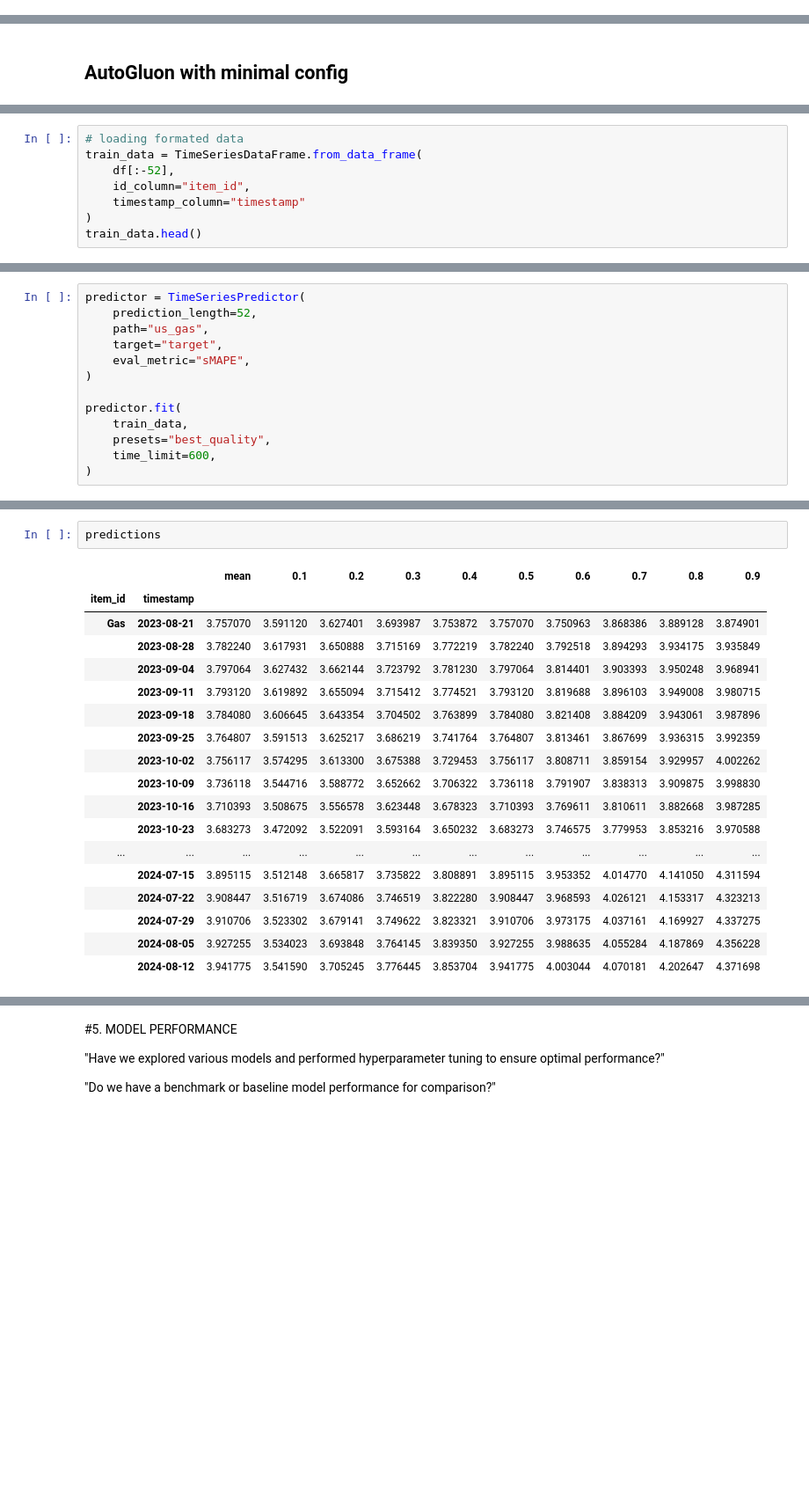
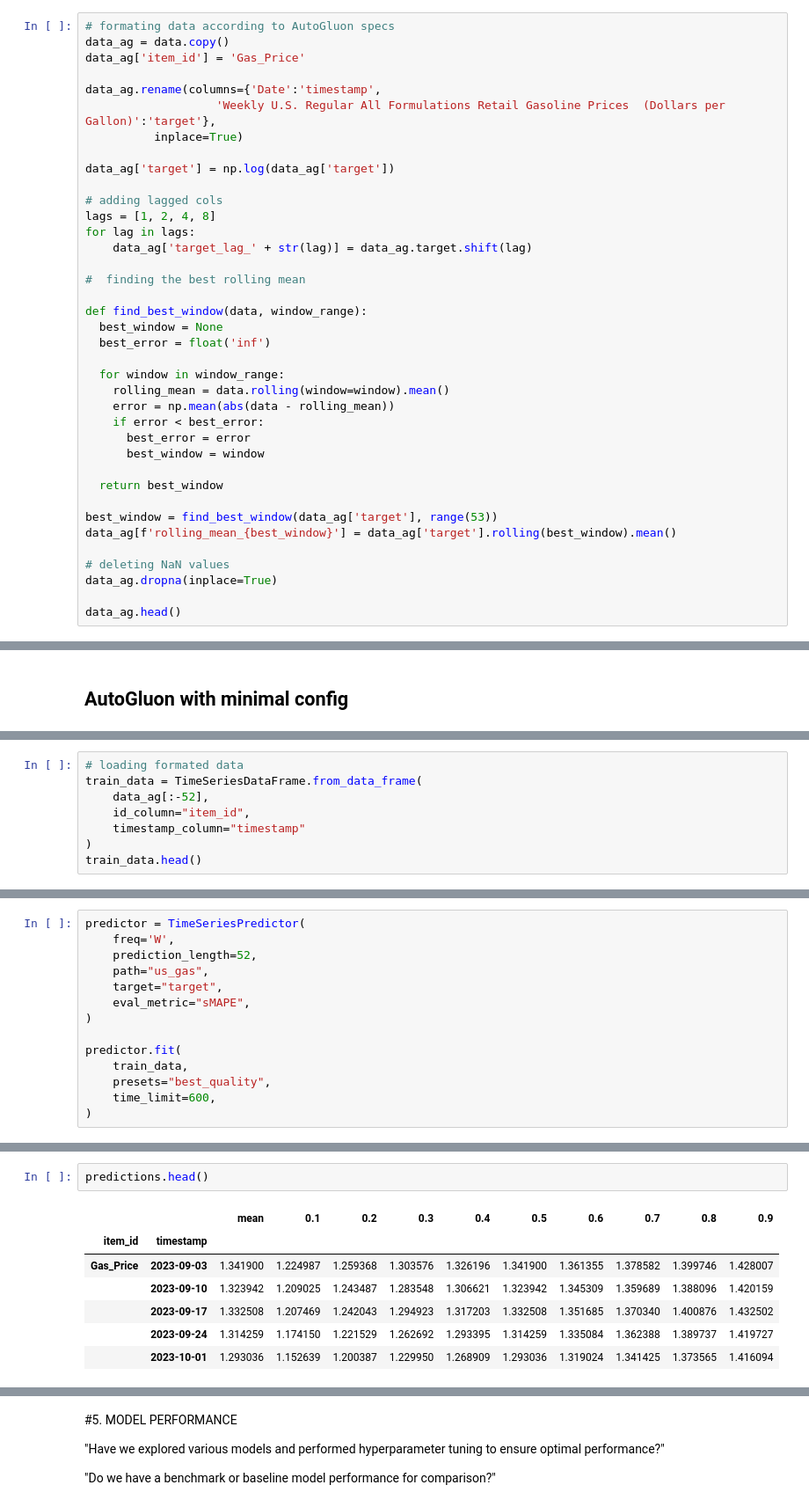
Before and after one commit to mzaoualim/us_gas_price, a Jupyter notebook: notebooks/step_by_step_notebook.ipynb, the cells around one changed output, grey strips where cells are left out. Shown at 88% size. Cells and saved outputs as stored; diff of their text form; blank space fills up the shorter version.

```diff
--- a/notebooks/step_by_step_notebook.ipynb
+++ b/notebooks/step_by_step_notebook.ipynb
@@ -136,0 +170,38 @@ Foundational models, like Chronos, doesnt require feature engieering
+# %%
+# formating data according to AutoGluon specs
+data_ag = data.copy()
+data_ag['item_id'] = 'Gas_Price'
+
+data_ag.rename(columns={'Date':'timestamp',
+                   'Weekly U.S. Regular All Formulations Retail Gasoline Prices  (Dollars per Gallon)':'target'},
+          inplace=True)
+
+data_ag['target'] = np.log(data_ag['target'])
+
+# adding lagged cols
+lags = [1, 2, 4, 8]
+for lag in lags:
+    data_ag['target_lag_' + str(lag)] = data_ag.target.shift(lag)
+
+#  finding the best rolling mean
+
+def find_best_window(data, window_range):
+  best_window = None
+  best_error = float('inf')
+
+  for window in window_range:
+    rolling_mean = data.rolling(window=window).mean()
+    error = np.mean(abs(data - rolling_mean))
+    if error < best_error:
+      best_error = error
+      best_window = window
+
+  return best_window
+
+best_window = find_best_window(data_ag['target'], range(53))
+data_ag[f'rolling_mean_{best_window}'] = data_ag['target'].rolling(best_window).mean()
+
+# deleting NaN values
+data_ag.dropna(inplace=True)
+
+data_ag.head()
@@ -186,7 +249,7 @@ df.head()
 # %%
 # loading formated data
 train_data = TimeSeriesDataFrame.from_data_frame(
-    df[:-52],
+    data_ag[:-52],
     id_column="item_id",
     timestamp_column="timestamp"
 )
@@ -202,5 +265,6 @@ train_data.head()
 # %%
 predictor = TimeSeriesPredictor(
+    freq='W',
     prediction_length=52,
     path="us_gas",
     target="target",
@@ -237,24 +319,13 @@ predictions = predictor.predict(train_data)
 Model not specified in predict, will default to the model with the best validation score: WeightedEnsemble
 # %%
-predictions
+predictions.head()
 # %% [output]
 |  |  | mean | 0.1 | 0.2 | 0.3 | 0.4 | 0.5 | 0.6 | 0.7 | 0.8 | 0.9 |
 | item_id | timestamp |  |  |  |  |  |  |  |  |  |  |
-| Gas | 2023-08-21 | 3.757070 | 3.591120 | 3.627401 | 3.693987 | 3.753872 | 3.757070 | 3.750963 | 3.868386 | 3.889128 | 3.874901 |
-|  | 2023-08-28 | 3.782240 | 3.617931 | 3.650888 | 3.715169 | 3.772219 | 3.782240 | 3.792518 | 3.894293 | 3.934175 | 3.935849 |
-|  | 2023-09-04 | 3.797064 | 3.627432 | 3.662144 | 3.723792 | 3.781230 | 3.797064 | 3.814401 | 3.903393 | 3.950248 | 3.968941 |
-|  | 2023-09-11 | 3.793120 | 3.619892 | 3.655094 | 3.715412 | 3.774521 | 3.793120 | 3.819688 | 3.896103 | 3.949008 | 3.980715 |
-|  | 2023-09-18 | 3.784080 | 3.606645 | 3.643354 | 3.704502 | 3.763899 | 3.784080 | 3.821408 | 3.884209 | 3.943061 | 3.987896 |
-|  | 2023-09-25 | 3.764807 | 3.591513 | 3.625217 | 3.686219 | 3.741764 | 3.764807 | 3.813461 | 3.867699 | 3.936315 | 3.992359 |
-|  | 2023-10-02 | 3.756117 | 3.574295 | 3.613300 | 3.675388 | 3.729453 | 3.756117 | 3.808711 | 3.859154 | 3.929957 | 4.002262 |
-|  | 2023-10-09 | 3.736118 | 3.544716 | 3.588772 | 3.652662 | 3.706322 | 3.736118 | 3.791907 | 3.838313 | 3.909875 | 3.998830 |
-|  | 2023-10-16 | 3.710393 | 3.508675 | 3.556578 | 3.623448 | 3.678323 | 3.710393 | 3.769611 | 3.810611 | 3.882668 | 3.987285 |
-|  | 2023-10-23 | 3.683273 | 3.472092 | 3.522091 | 3.593164 | 3.650232 | 3.683273 | 3.746575 | 3.779953 | 3.853216 | 3.970588 |
-| ... | ... | ... | ... | ... | ... | ... | ... | ... | ... | ... | ... |
-|  | 2024-07-15 | 3.895115 | 3.512148 | 3.665817 | 3.735822 | 3.808891 | 3.895115 | 3.953352 | 4.014770 | 4.141050 | 4.311594 |
-|  | 2024-07-22 | 3.908447 | 3.516719 | 3.674086 | 3.746519 | 3.822280 | 3.908447 | 3.968593 | 4.026121 | 4.153317 | 4.323213 |
-|  | 2024-07-29 | 3.910706 | 3.523302 | 3.679141 | 3.749622 | 3.823321 | 3.910706 | 3.973175 | 4.037161 | 4.169927 | 4.337275 |
-|  | 2024-08-05 | 3.927255 | 3.534023 | 3.693848 | 3.764145 | 3.839350 | 3.927255 | 3.988635 | 4.055284 | 4.187869 | 4.356228 |
-|  | 2024-08-12 | 3.941775 | 3.541590 | 3.705245 | 3.776445 | 3.853704 | 3.941775 | 4.003044 | 4.070181 | 4.202647 | 4.371698 |
+| Gas_Price | 2023-09-03 | 1.341900 | 1.224987 | 1.259368 | 1.303576 | 1.326196 | 1.341900 | 1.361355 | 1.378582 | 1.399746 | 1.428007 |
+|  | 2023-09-10 | 1.323942 | 1.209025 | 1.243487 | 1.283548 | 1.306621 | 1.323942 | 1.345309 | 1.359689 | 1.388096 | 1.420159 |
+|  | 2023-09-17 | 1.332508 | 1.207469 | 1.242043 | 1.294923 | 1.317203 | 1.332508 | 1.351685 | 1.370340 | 1.400876 | 1.432502 |
+|  | 2023-09-24 | 1.314259 | 1.174150 | 1.221529 | 1.262692 | 1.293395 | 1.314259 | 1.335084 | 1.362388 | 1.389737 | 1.419727 |
+|  | 2023-10-01 | 1.293036 | 1.152639 | 1.200387 | 1.229950 | 1.268909 | 1.293036 | 1.319024 | 1.341425 | 1.373565 | 1.416094 |
 # %%
 test_data = TimeSeriesDataFrame.from_data_frame(
```
Also changed, not shown: parts of 25 cells of this notebook.
